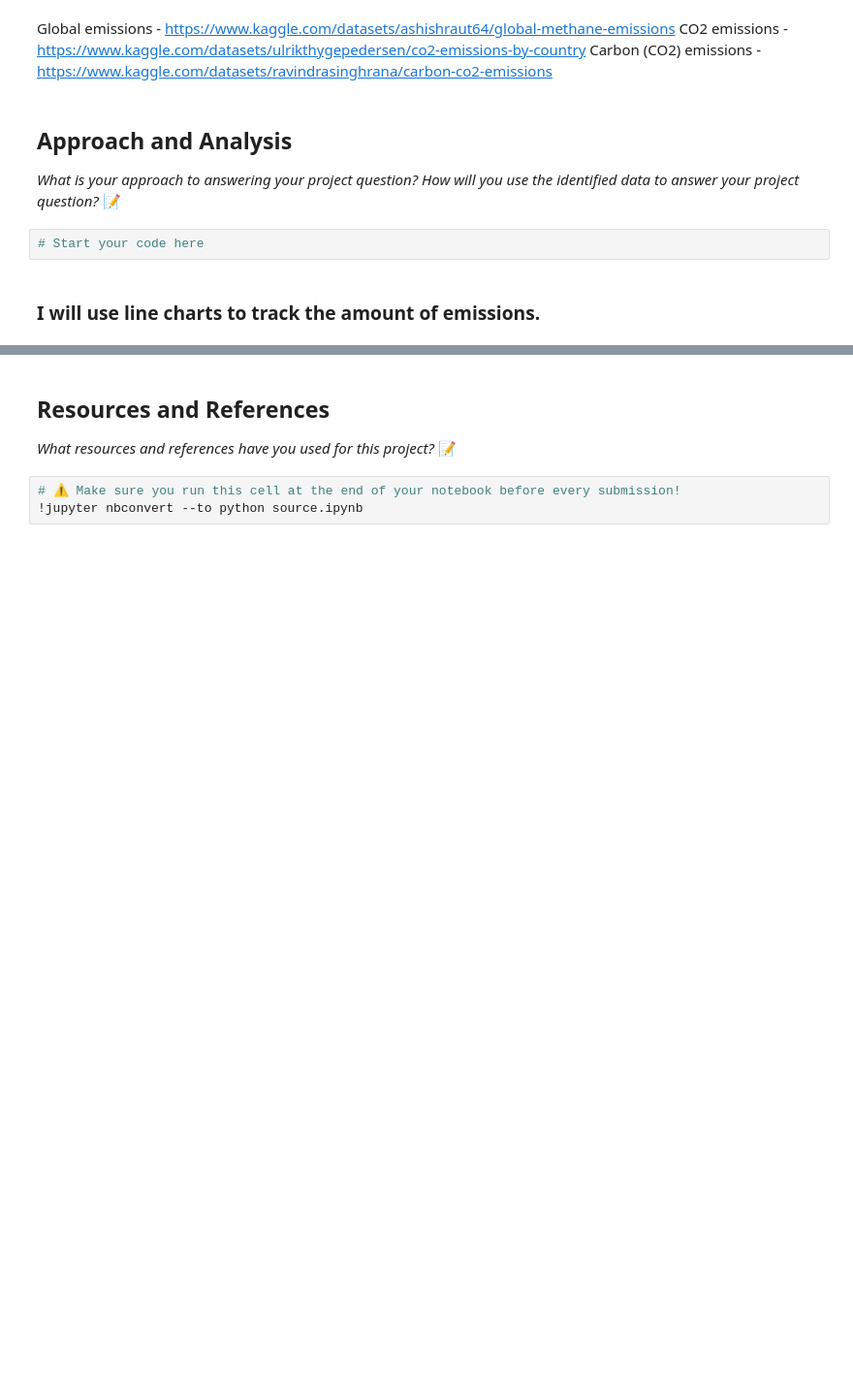
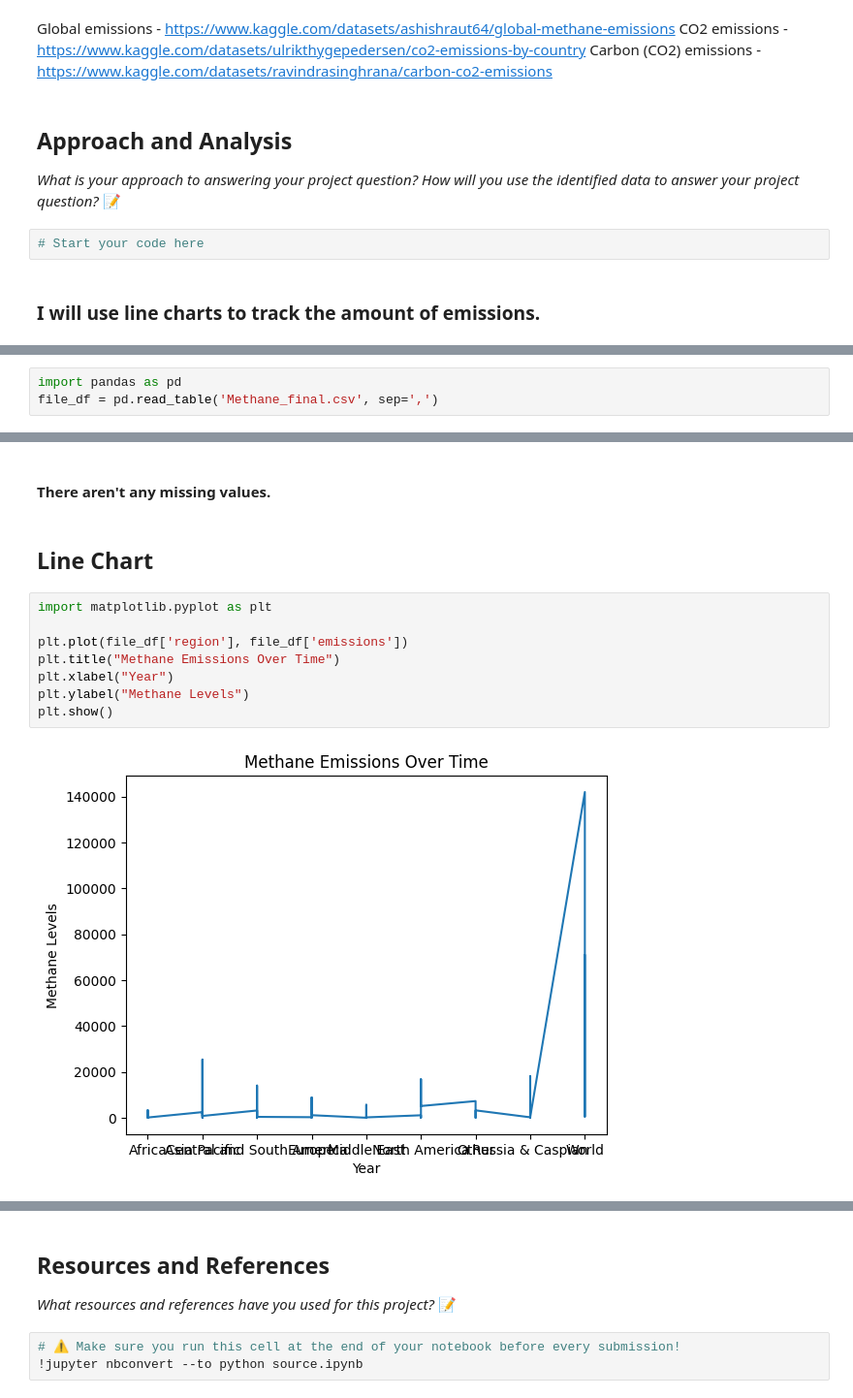
Before and after one commit to IT4063C-Spring26/final-project-proddasr, a Jupyter notebook: source.ipynb, the cells around one changed output, grey strips where cells are left out. Shown at 97% size. Drawn from its saved outputs; the diff is of its cells as text; blank space fills up the shorter version.

```diff
--- a/source.ipynb
+++ b/source.ipynb
@@ -41,0 +44,3 @@ Carbon (CO2) emissions - https://www.kaggle.com/datasets/ravindrasinghrana/carbo
+# %%
+import pandas as pd
+file_df = pd.read_table('Methane_final.csv', sep=',')
@@ -41,0 +68,14 @@ Carbon (CO2) emissions - https://www.kaggle.com/datasets/ravindrasinghrana/carbo
+# %% [markdown]
+#### There aren't any missing values.
+# %% [markdown]
+## Line Chart
+# %%
+import matplotlib.pyplot as plt
+
+plt.plot(file_df['region'], file_df['emissions'])
+plt.title("Methane Emissions Over Time")
+plt.xlabel("Year")
+plt.ylabel("Methane Levels")
+plt.show()
+# %% [output]
+[figure, added]
```
Also changed, not shown: parts of 7 cells of this notebook, 4 other files.
